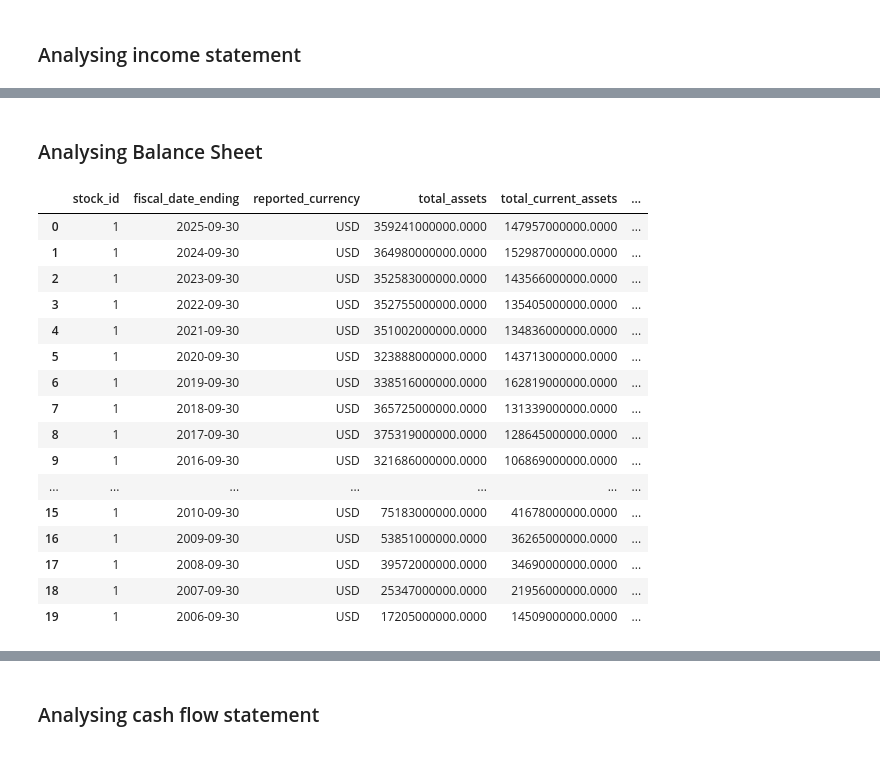
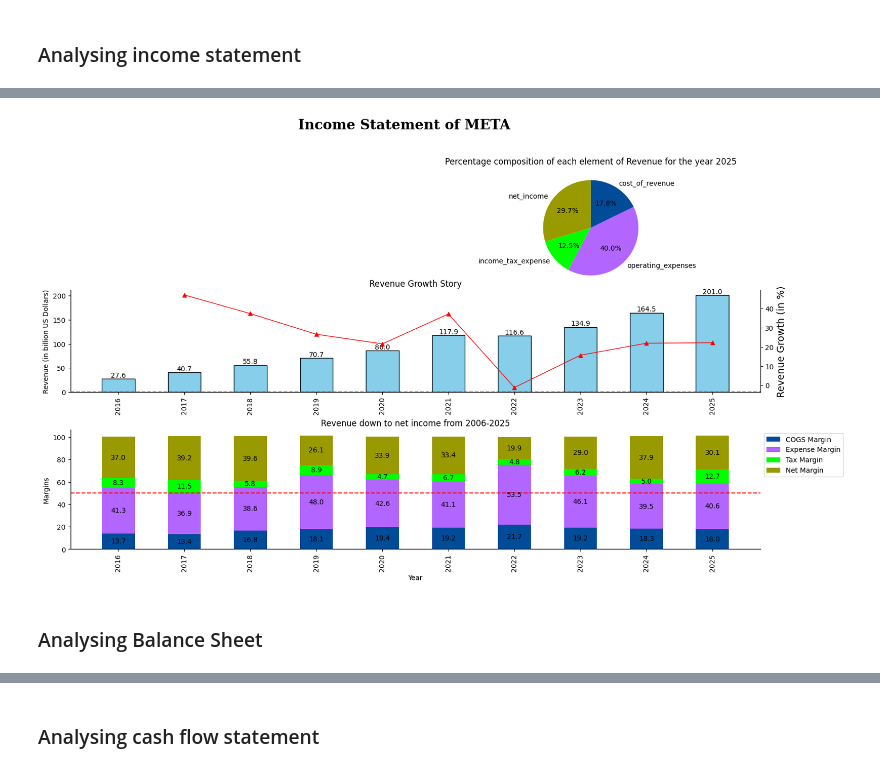
Before and after one commit to kumarbyes/project_stock_analysis, a Jupyter notebook: analaysis_using_pandas/exploratory_data_anaysis.ipynb, the cells around one changed output, grey strips where cells are left out. Drawn from its saved outputs; the diff is of its cells as text; code cells hidden in the pictures.

Commit message:
feat: add functions for different statements

```diff
--- a/analaysis_using_pandas/exploratory_data_anaysis.ipynb
+++ b/analaysis_using_pandas/exploratory_data_anaysis.ipynb
@@ -117,13 +123,4 @@ Apple Inc. is an American multinational technology company that specializes in c
+# %%
+tickername = 'META'
 # %% [markdown]
 ### Analysing income statement
-# %%
-stmt = (
-    select(IncomeStatement,Stock)
-    .join(
-        Stock,
-        and_(
-            IncomeStatement.stock_id == Stock.stock_id
-        )
-    )
-    .where(Stock.ticker == 'AAPL' )
-)
@@ -134,2 +126,0 @@ income_df['fiscal_date_ending'] = income_df['fiscal_date_ending'].astype("dateti
-# %%
-income_df_annual = income_df.query("report_type == 'ANNUAL'")
@@ -158,11 +126,0 @@ income_df_annual
-# %%
-income_df_annual = (income_df_annual
-                    .assign(revenue_growth = lambda x: (x["total_revenue"] - x["total_revenue"].shift(-1))/x["total_revenue"].shift(-1)*100,
-                            gross_margin = lambda x: x["gross_profit"]/x["total_revenue"] * 100,
-                            operating_margin = lambda x: x["ebit"]/x["total_revenue"] * 100,
-                            net_margin = lambda x: x["net_income"]/x["total_revenue"] * 100,
-                            cogs_margin = lambda x: x["cost_of_revenue"]/x["total_revenue"] * 100,
-                            expense_margin = lambda x: x["operating_expenses"]/x["total_revenue"] * 100,
-                            tax_margin = lambda x: x["income_tax_expense"]/x["total_revenue"] * 100
-                            )
-                    )
@@ -300,2 +274,6 @@ ax2.spines['top'].set_visible(False)
+# %%
+income_df,income_fig = generate_income_statement_report(tickername,f"Income Statement of {tickername}",last_x_years=10)
+# %% [output]
+[figure, added]
 # %% [markdown]
 ### Analysing Balance Sheet
@@ -315,29 +279,0 @@ bal_df = pd.read_sql(stmt, engine)
-# %%
-bal_df['fiscal_date_ending'] = bal_df['fiscal_date_ending'].astype("datetime64[ns]")
-bal_df_annual = bal_df.query("report_type == 'ANNUAL'")
-bal_df_annual.head()
-bal_df_annual = (bal_df_annual
-                 .assign(current_ratio = lambda x: x["total_current_assets"]/x["total_current_liabilities"],
-                         liabilities_to_equity = lambda x: x["total_liabilities"]/x["total_shareholder_equity"],
-                         return_on_equity = lambda x: income_df_annual["net_income"]/x["total_shareholder_equity"] *100
-                         )
-                )
-bal_df_annual
-# %% [output]
-|  | stock_id | fiscal_date_ending | reported_currency | total_assets | total_current_assets | ... |
-| 0 | 1 | 2025-09-30 | USD | 359241000000.0000 | 147957000000.0000 | ... |
-| 1 | 1 | 2024-09-30 | USD | 364980000000.0000 | 152987000000.0000 | ... |
-| 2 | 1 | 2023-09-30 | USD | 352583000000.0000 | 143566000000.0000 | ... |
-| 3 | 1 | 2022-09-30 | USD | 352755000000.0000 | 135405000000.0000 | ... |
-| 4 | 1 | 2021-09-30 | USD | 351002000000.0000 | 134836000000.0000 | ... |
-| 5 | 1 | 2020-09-30 | USD | 323888000000.0000 | 143713000000.0000 | ... |
-| 6 | 1 | 2019-09-30 | USD | 338516000000.0000 | 162819000000.0000 | ... |
-| 7 | 1 | 2018-09-30 | USD | 365725000000.0000 | 131339000000.0000 | ... |
-| 8 | 1 | 2017-09-30 | USD | 375319000000.0000 | 128645000000.0000 | ... |
-| 9 | 1 | 2016-09-30 | USD | 321686000000.0000 | 106869000000.0000 | ... |
-| ... | ... | ... | ... | ... | ... | ... |
-| 15 | 1 | 2010-09-30 | USD | 75183000000.0000 | 41678000000.0000 | ... |
-| 16 | 1 | 2009-09-30 | USD | 53851000000.0000 | 36265000000.0000 | ... |
-| 17 | 1 | 2008-09-30 | USD | 39572000000.0000 | 34690000000.0000 | ... |
-| 18 | 1 | 2007-09-30 | USD | 25347000000.0000 | 21956000000.0000 | ... |
-| 19 | 1 | 2006-09-30 | USD | 17205000000.0000 | 14509000000.0000 | ... |
```
Also changed, not shown: parts of 22 cells of this notebook, 1 other file.
